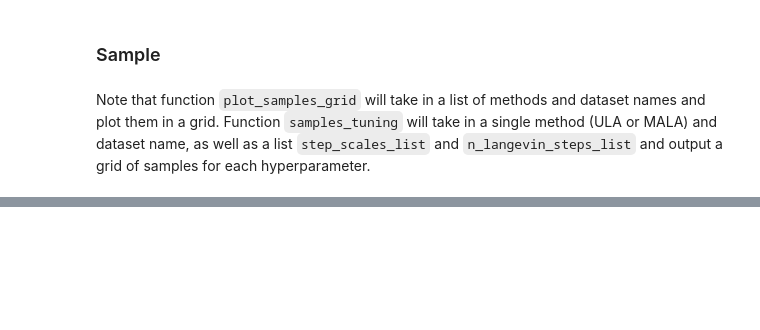
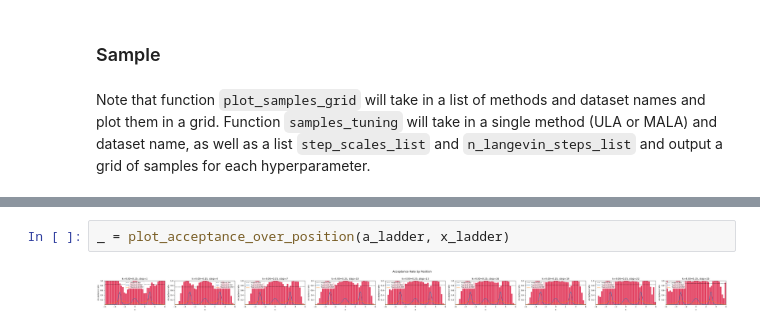
Before and after one commit to oatmeallover/parallel_tempering, a Jupyter notebook: tempered_energy.ipynb, the cells around one changed output, grey strips where cells are left out. Saved outputs shown, nothing was run; the diff lists cells and outputs as text; blank space fills up the shorter version.

```diff
--- a/tempered_energy.ipynb
+++ b/tempered_energy.ipynb
@@ -69,0 +156,4 @@ plt.show()
+# %%
+_ = plot_acceptance_over_position(a_ladder, x_ladder)
+# %% [output]
+[figure, added]
```
Also changed, not shown: parts of 7 cells of this notebook, 6 other files.
